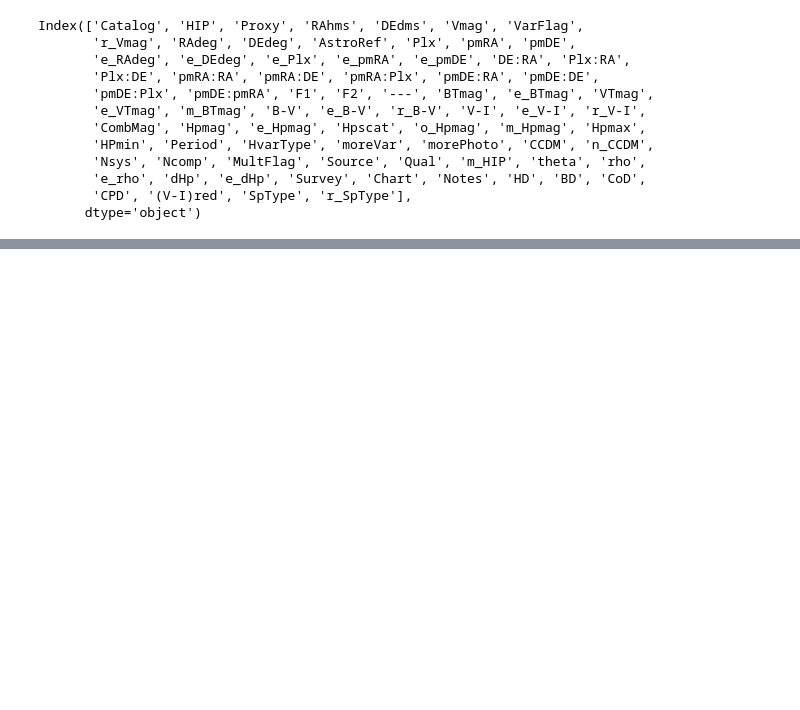
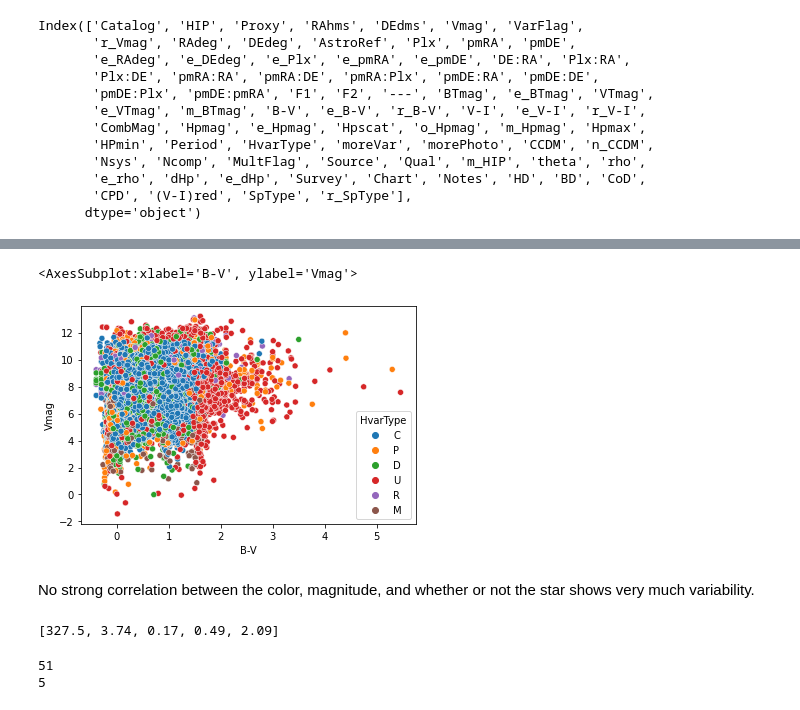
Before and after one commit to mdadighat/DataScience, a Jupyter notebook: HipparcosExploration.ipynb, the cells around one changed output, grey strips where cells are left out. Saved outputs shown, nothing was run; the diff lists cells and outputs as text; code cells hidden in the pictures; blank space fills up the shorter version.

```diff
--- a/HipparcosExploration.ipynb
+++ b/HipparcosExploration.ipynb
@@ -405,0 +119,7 @@ The source of the spectral type. The flag indicates the source as follows:
+# %%
+sns.scatterplot(x=df['B-V'], y=df['Vmag'], hue=df['HvarType'])
+# %% [output]
+<AxesSubplot:xlabel='B-V', ylabel='Vmag'>
+[figure, added]
+# %% [markdown]
+No strong correlation between the color, magnitude, and whether or not the star shows very much variability.
@@ -405,0 +134,10 @@ The source of the spectral type. The flag indicates the source as follows:
+# %%
+print(non_zero_periods[:5])
+# %% [output]
+[327.5, 3.74, 0.17, 0.49, 2.09]
+# %%
+print(df.columns.get_loc("Period"))
+print(df.columns.get_loc("Vmag"))
+# %% [output]
+51
+5
```
Also changed, not shown: parts of 26 cells of this notebook, 1 other file.
